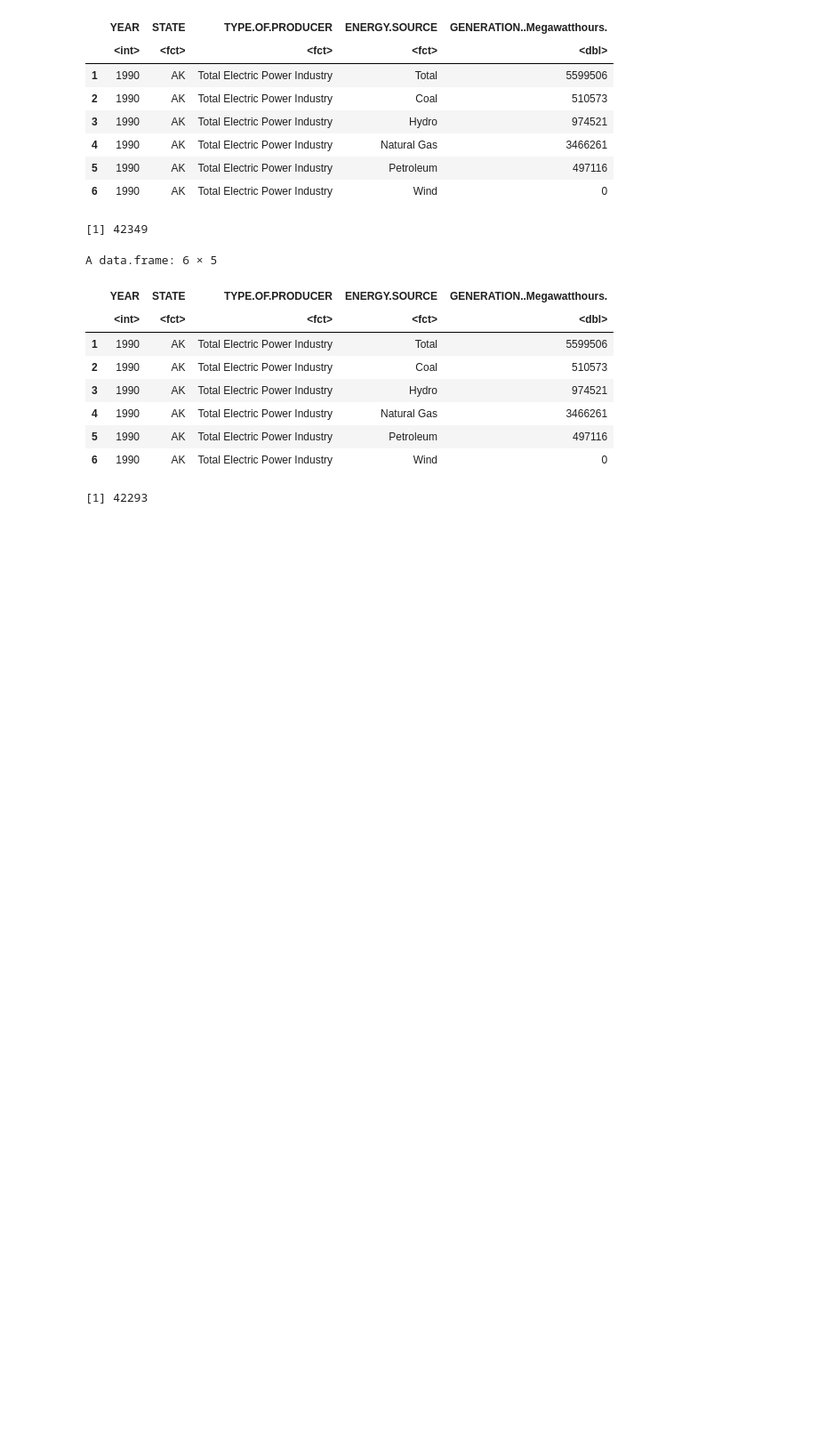
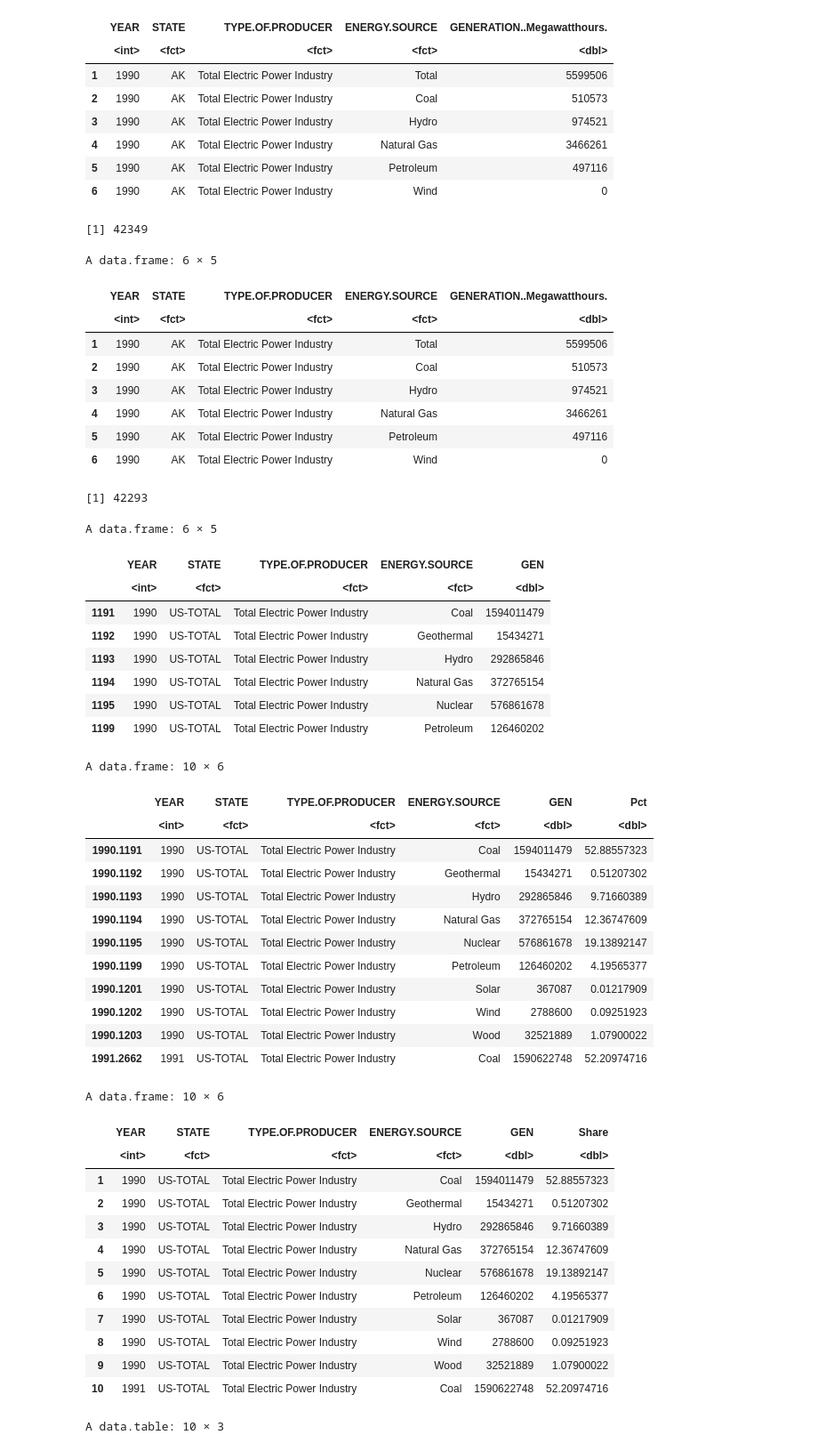
Before and after one commit to davidshumway/cs424, a Jupyter notebook: Project1.ipynb, the cells around one changed output. Shown at 89% size. Saved outputs shown, nothing was run; the diff lists cells and outputs as text; code cells hidden in the pictures; blank space fills up the shorter version.

Commit message:
Finish initial tables

```diff
--- a/Project1.ipynb
+++ b/Project1.ipynb
@@ -163,0 +157,74 @@ output$hist3 <- renderPlot({
+# %%
+# total per energy source per year
+#n <- subset(data, STATE == 'US-TOTAL' && ENERGY.SOURCE == 'Total')
+n <- subset(data, STATE == 'US-TOTAL')
+n <- subset(n, ENERGY.SOURCE != 'Total')
+n <- subset(n, TYPE.OF.PRODUCER == 'Total Electric Power Industry')
+#
+#head(n, 100)
+head(n)
+#nrow(n)
+
+### WARNING: THIS FAILS TO RUN IN SHINY!!!
+fn <- function(x) 100 * x / sum(x)
+R1 <- do.call("rbind", as.list(
+  by(n, n["YEAR"], transform, Pct = fn(GEN))
+  #by(data, data["ENERGY.SOURCE"], transform, Pct = fn(Sales)),
+))
+head(R1, 10)
+### WARNING: THIS FAILS TO RUN IN SHINY!!!
+library(plyr)
+fn <- function(x) 100 * x / sum(x)
+R2 <- ddply(n, "YEAR", transform, Share=fn(GEN))
+head(R2, 10)
+
+
+
+library(data.table)
+dt <- data.table(n)
+setkey(dt, "YEAR")
+X <- dt[, list(SUM=sum(GEN)), by=key(dt)]
+R3 <- dt[X, list(ENERGY.SOURCE, YEAR, Share=GEN/SUM)]
+head(R3, 10)
+
+# n.groupby(["YEAR"])\
+# .agg({"Percent Total" : "sum"})[["Percent Total"]]\
+# .apply(lambda x: 100*x/x.sum()) #\
+#.sort_values(by="Total Amount", ascending=False)
+# %% [output]
+A data.frame: 6 × 5
+|  | YEAR | STATE | TYPE.OF.PRODUCER | ENERGY.SOURCE | GEN |
+|  | <int> | <fct> | <fct> | <fct> | <dbl> |
+| 1191 | 1990 | US-TOTAL | Total Electric Power Industry | Coal | 1594011479 |
+| 1192 | 1990 | US-TOTAL | Total Electric Power Industry | Geothermal | 15434271 |
+| 1193 | 1990 | US-TOTAL | Total Electric Power Industry | Hydro | 292865846 |
+| 1194 | 1990 | US-TOTAL | Total Electric Power Industry | Natural Gas | 372765154 |
+| 1195 | 1990 | US-TOTAL | Total Electric Power Industry | Nuclear | 576861678 |
+| 1199 | 1990 | US-TOTAL | Total Electric Power Industry | Petroleum | 126460202 |
+A data.frame: 10 × 6
+|  | YEAR | STATE | TYPE.OF.PRODUCER | ENERGY.SOURCE | GEN | Pct |
+|  | <int> | <fct> | <fct> | <fct> | <dbl> | <dbl> |
+| 1990.1191 | 1990 | US-TOTAL | Total Electric Power Industry | Coal | 1594011479 | 52.88557323 |
+| 1990.1192 | 1990 | US-TOTAL | Total Electric Power Industry | Geothermal | 15434271 | 0.51207302 |
+| 1990.1193 | 1990 | US-TOTAL | Total Electric Power Industry | Hydro | 292865846 | 9.71660389 |
+| 1990.1194 | 1990 | US-TOTAL | Total Electric Power Industry | Natural Gas | 372765154 | 12.36747609 |
+| 1990.1195 | 1990 | US-TOTAL | Total Electric Power Industry | Nuclear | 576861678 | 19.13892147 |
+| 1990.1199 | 1990 | US-TOTAL | Total Electric Power Industry | Petroleum | 126460202 | 4.19565377 |
+| 1990.1201 | 1990 | US-TOTAL | Total Electric Power Industry | Solar | 367087 | 0.01217909 |
+| 1990.1202 | 1990 | US-TOTAL | Total Electric Power Industry | Wind | 2788600 | 0.09251923 |
+| 1990.1203 | 1990 | US-TOTAL | Total Electric Power Industry | Wood | 32521889 | 1.07900022 |
+| 1991.2662 | 1991 | US-TOTAL | Total Electric Power Industry | Coal | 1590622748 | 52.20974716 |
+A data.frame: 10 × 6
+|  | YEAR | STATE | TYPE.OF.PRODUCER | ENERGY.SOURCE | GEN | Share |
+|  | <int> | <fct> | <fct> | <fct> | <dbl> | <dbl> |
+| 1 | 1990 | US-TOTAL | Total Electric Power Industry | Coal | 1594011479 | 52.88557323 |
+| 2 | 1990 | US-TOTAL | Total Electric Power Industry | Geothermal | 15434271 | 0.51207302 |
+| 3 | 1990 | US-TOTAL | Total Electric Power Industry | Hydro | 292865846 | 9.71660389 |
+| 4 | 1990 | US-TOTAL | Total Electric Power Industry | Natural Gas | 372765154 | 12.36747609 |
+| 5 | 1990 | US-TOTAL | Total Electric Power Industry | Nuclear | 576861678 | 19.13892147 |
+| 6 | 1990 | US-TOTAL | Total Electric Power Industry | Petroleum | 126460202 | 4.19565377 |
+| 7 | 1990 | US-TOTAL | Total Electric Power Industry | Solar | 367087 | 0.01217909 |
+| 8 | 1990 | US-TOTAL | Total Electric Power Industry | Wind | 2788600 | 0.09251923 |
+| 9 | 1990 | US-TOTAL | Total Electric Power Industry | Wood | 32521889 | 1.07900022 |
+| 10 | 1991 | US-TOTAL | Total Electric Power Industry | Coal | 1590622748 | 52.20974716 |
+A data.table: 10 × 3
```
Also changed, not shown: parts of 4 cells of this notebook, 6 other files.
